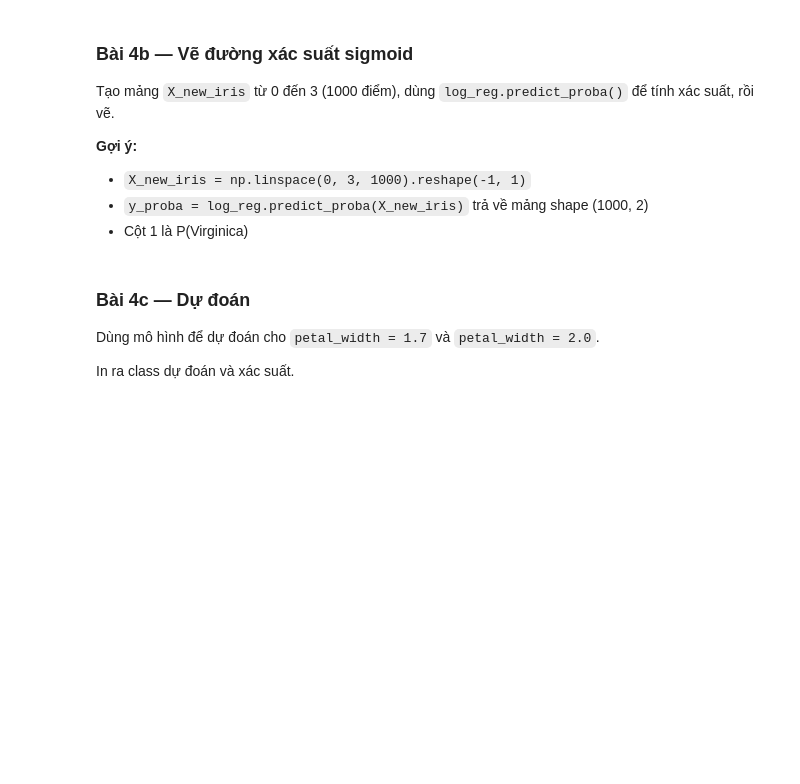
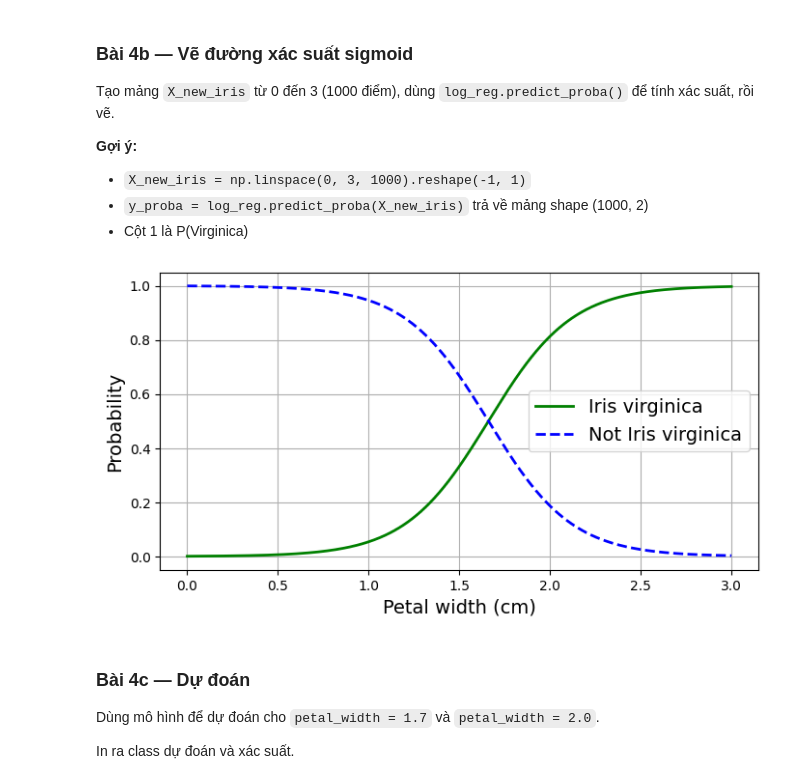
Before and after one commit to ttmling/HIT_AI-DATA, a Jupyter notebook: Practice_Regression_Exercises.ipynb, the cells around one changed output. Cells and saved outputs as stored; diff of their text form; code cells hidden in the pictures; blank space fills up the shorter version.

```diff
--- a/Practice_Regression_Exercises.ipynb
+++ b/Practice_Regression_Exercises.ipynb
@@ -325,8 +360,8 @@ print("Shape:", iris.data.shape)
 from sklearn.linear_model import LogisticRegression
 
 # YOUR CODE HERE
-# X_iris = ...  # petal width
-# y_iris = ...  # 1 nếu Virginica, 0 nếu không
+X_iris = iris["data"][["petal width (cm)"]].values  # petal width
+y_iris = (iris["target"] == 2).astype(int)  # 1 nếu Virginica, 0 nếu không
 
-# log_reg = LogisticRegression(random_state=42)
-# log_reg.fit(...)
+log_reg = LogisticRegression(random_state=42)
+log_reg.fit(X_iris, y_iris)
@@ -341,17 +378,19 @@ Tạo mảng `X_new_iris` từ 0 đến 3 (1000 điểm), dùng `log_reg.predict
 - Cột 1 là P(Virginica)
 # %%
 # YOUR CODE HERE
-# X_new_iris = ...
-# y_proba = ...
+X_new_iris = np.linspace(0, 3, 1000).reshape(-1, 1)
+y_proba = log_reg.predict_proba(X_new_iris)
 
-# plt.figure(figsize=(8, 4))
-# plt.plot(X_new_iris, y_proba[:, 1], "g-", linewidth=2, label="Iris virginica")
-# plt.plot(X_new_iris, y_proba[:, 0], "b--", linewidth=2, label="Not Iris virginica")
-# plt.xlabel("Petal width (cm)")
-# plt.ylabel("Probability")
-# plt.legend()
-# plt.grid()
-# plt.show()
+plt.figure(figsize=(8, 4))
+plt.plot(X_new_iris, y_proba[:, 1], "g-", linewidth=2, label="Iris virginica")
+plt.plot(X_new_iris, y_proba[:, 0], "b--", linewidth=2, label="Not Iris virginica")
+plt.xlabel("Petal width (cm)")
+plt.ylabel("Probability")
+plt.legend()
+plt.grid()
+plt.show()
+# %% [output]
+[figure, added]
 # %% [markdown]
 ### Bài 4c — Dự đoán
 
```
Also changed, not shown: parts of 16 cells of this notebook.
